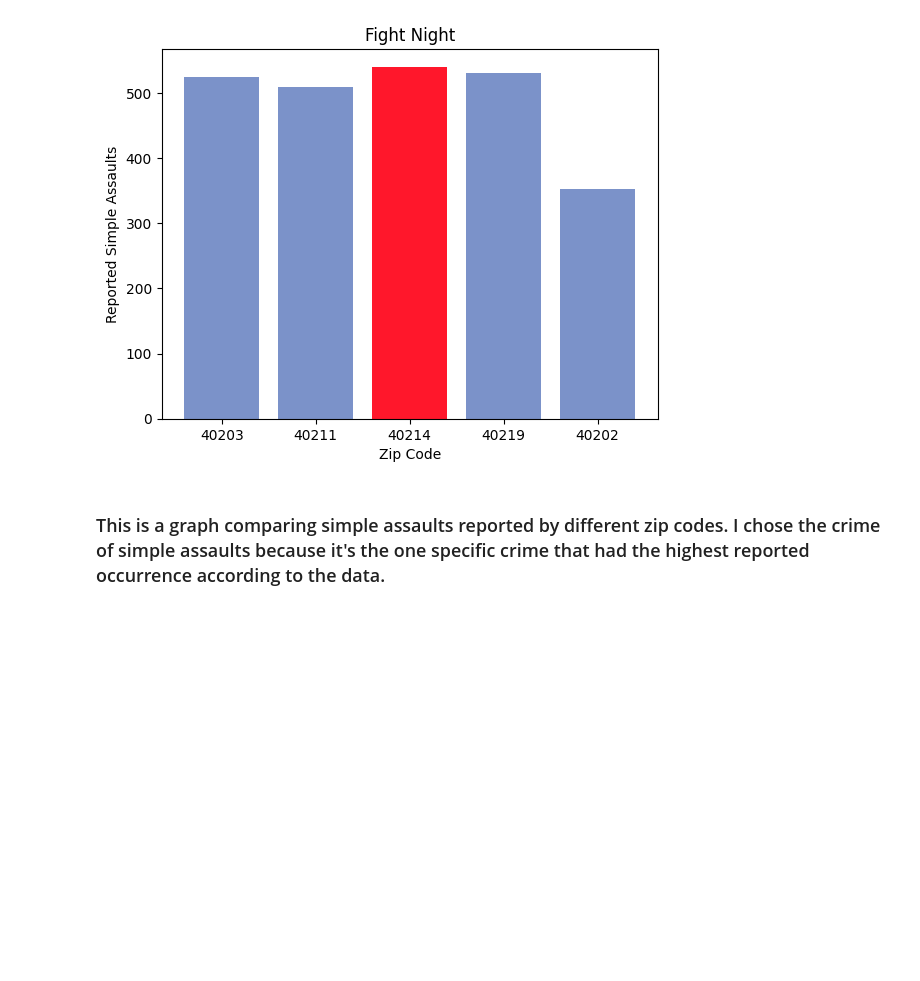
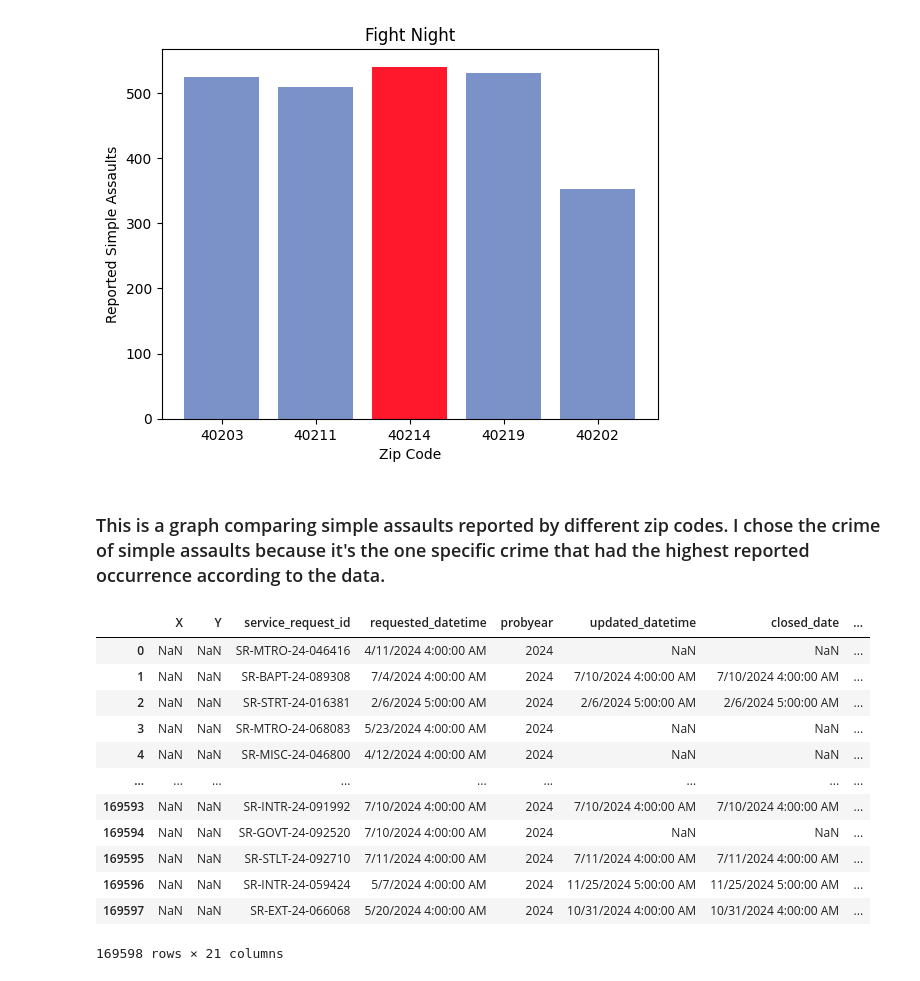
Before and after one commit to ZakM2000/Criminal_Analysis, a Jupyter notebook: Notebooks/LMPD_Crime_Analytics.ipynb, the cells around one changed output. Cells and saved outputs as stored; diff of their text form; code cells hidden in the pictures; blank space fills up the shorter version.

```diff
--- a/Notebooks/LMPD_Crime_Analytics.ipynb
+++ b/Notebooks/LMPD_Crime_Analytics.ipynb
@@ -910,3 +889,21 @@ Text(0.5, 1.0, 'Fight Night')
 [figure]
 # %% [markdown]
 ### This is a graph comparing simple assaults reported by different zip codes. I chose the crime of simple assaults because it's the one specific crime that had the highest reported occurrence according to the data.
+# %%
+LMPD_311_Analytics = pd.read_csv("..\Data\Louisville_Metro_KY_Metro_311_Service_Requets_2024_-8572044750753862362.csv")
+
+LMPD_311_Analytics
+# %% [output]
+|  | X | Y | service_request_id | requested_datetime | probyear | updated_datetime | closed_date | ... |
+| 0 | NaN | NaN | SR-MTRO-24-046416 | 4/11/2024 4:00:00 AM | 2024 | NaN | NaN | ... |
+| 1 | NaN | NaN | SR-BAPT-24-089308 | 7/4/2024 4:00:00 AM | 2024 | 7/10/2024 4:00:00 AM | 7/10/2024 4:00:00 AM | ... |
+| 2 | NaN | NaN | SR-STRT-24-016381 | 2/6/2024 5:00:00 AM | 2024 | 2/6/2024 5:00:00 AM | 2/6/2024 5:00:00 AM | ... |
+| 3 | NaN | NaN | SR-MTRO-24-068083 | 5/23/2024 4:00:00 AM | 2024 | NaN | NaN | ... |
+| 4 | NaN | NaN | SR-MISC-24-046800 | 4/12/2024 4:00:00 AM | 2024 | NaN | NaN | ... |
+| ... | ... | ... | ... | ... | ... | ... | ... | ... |
+| 169593 | NaN | NaN | SR-INTR-24-091992 | 7/10/2024 4:00:00 AM | 2024 | 7/10/2024 4:00:00 AM | 7/10/2024 4:00:00 AM | ... |
+| 169594 | NaN | NaN | SR-GOVT-24-092520 | 7/10/2024 4:00:00 AM | 2024 | NaN | NaN | ... |
+| 169595 | NaN | NaN | SR-STLT-24-092710 | 7/11/2024 4:00:00 AM | 2024 | 7/11/2024 4:00:00 AM | 7/11/2024 4:00:00 AM | ... |
+| 169596 | NaN | NaN | SR-INTR-24-059424 | 5/7/2024 4:00:00 AM | 2024 | 11/25/2024 5:00:00 AM | 11/25/2024 5:00:00 AM | ... |
+| 169597 | NaN | NaN | SR-EXT-24-066068 | 5/20/2024 4:00:00 AM | 2024 | 10/31/2024 4:00:00 AM | 10/31/2024 4:00:00 AM | ... |
+169598 rows × 21 columns
```
Also changed, not shown: parts of 24 cells of this notebook, 2 other files.
